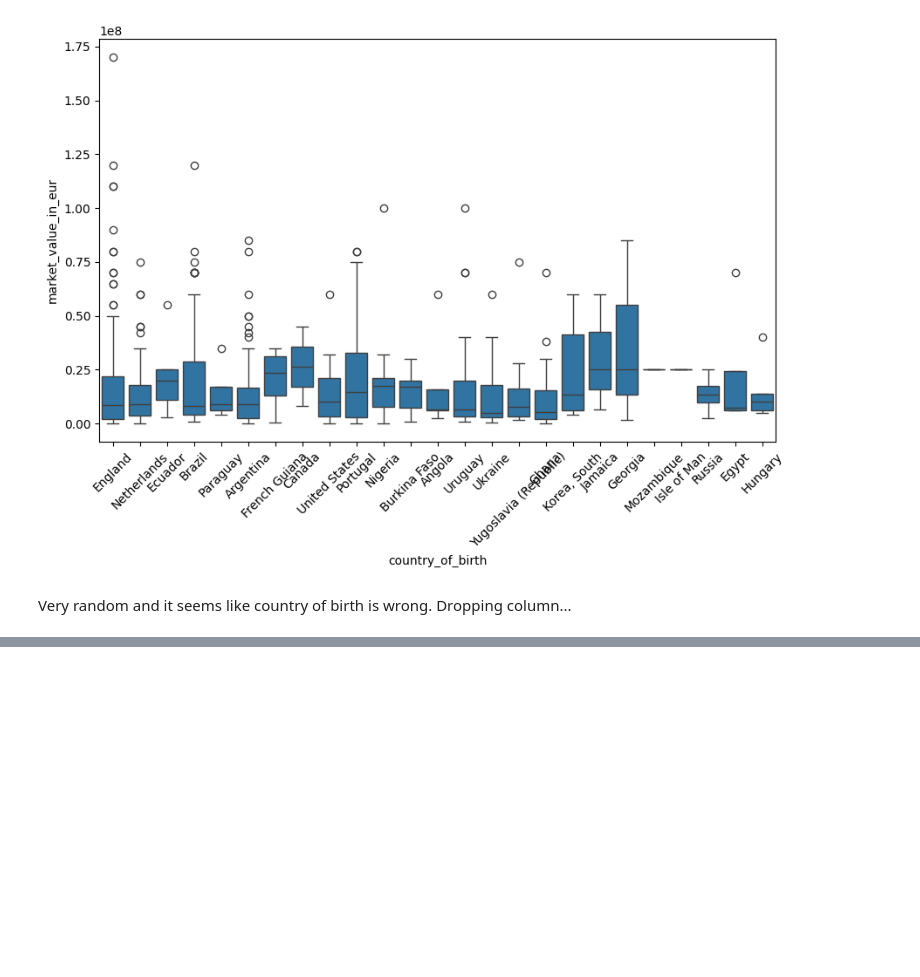
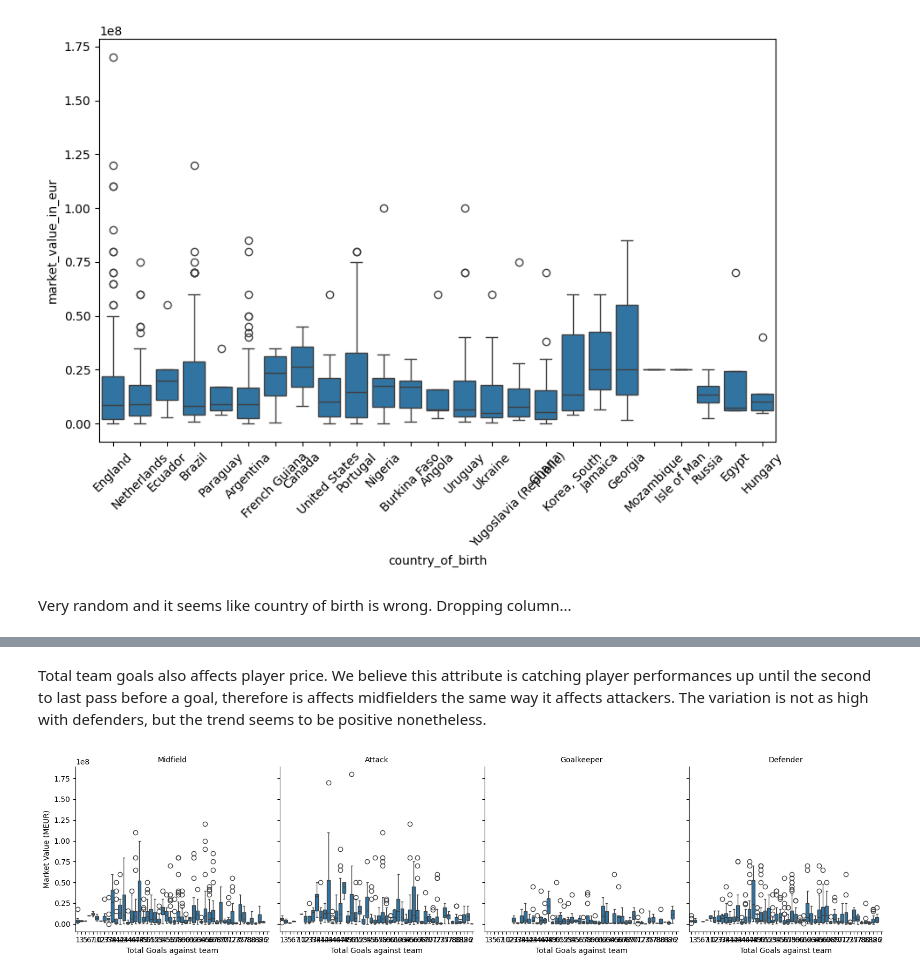
Before and after one commit to rogoran/transferValuationProject, a Jupyter notebook: dataset_analysis.ipynb, the cells around one changed output, grey strips where cells are left out. Drawn from its saved outputs; the diff is of its cells as text; code cells hidden in the pictures; blank space fills up the shorter version.

```diff
--- a/dataset_analysis.ipynb
+++ b/dataset_analysis.ipynb
@@ -319,0 +380,16 @@ print(highest_valued_players)
+# %% [markdown]
+Total team goals also affects player price. We believe this attribute is catching player performances up until the second to last pass before a goal, therefore is affects midfielders the same way it affects attackers. The variation is not as high with defenders, but the trend seems to be positive nonetheless.
+# %%
+# Create separate box plots for market value against total goals scored against the team for each position
+
+g = sns.FacetGrid(df_features, col="position", col_wrap=4, height=4)
+g.map(sns.boxplot, "opponent_goals", "market_value_in_eur")
+
+# Adjust titles and labels
+g.set_axis_labels("Total Goals against team", "Market Value (MEUR)")
+g.set_titles(col_template="{col_name}")
+g.tight_layout()
+
+plt.show()
+# %% [output]
+[figure, added]
```
Also changed, not shown: parts of 24 cells of this notebook.
